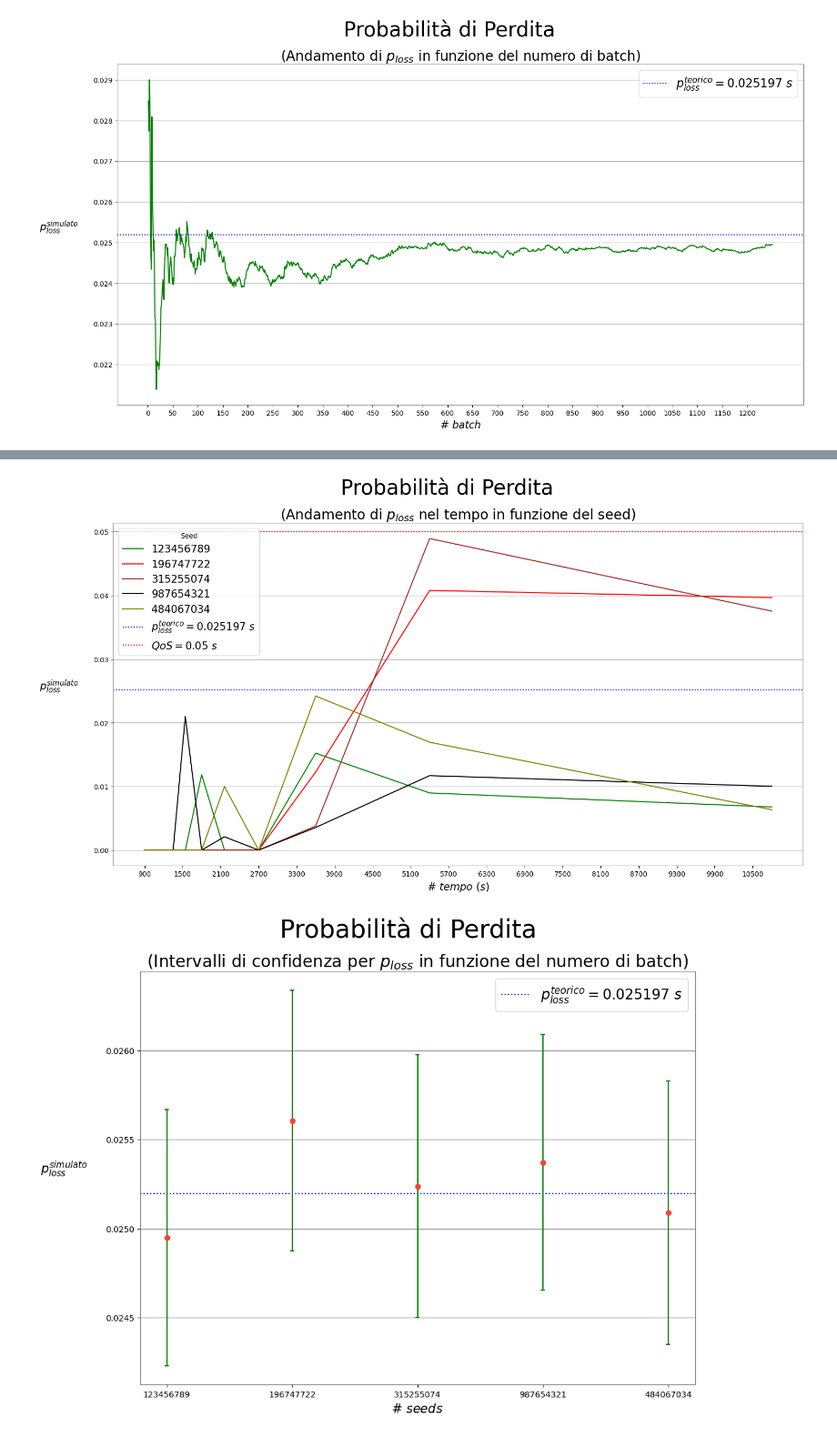
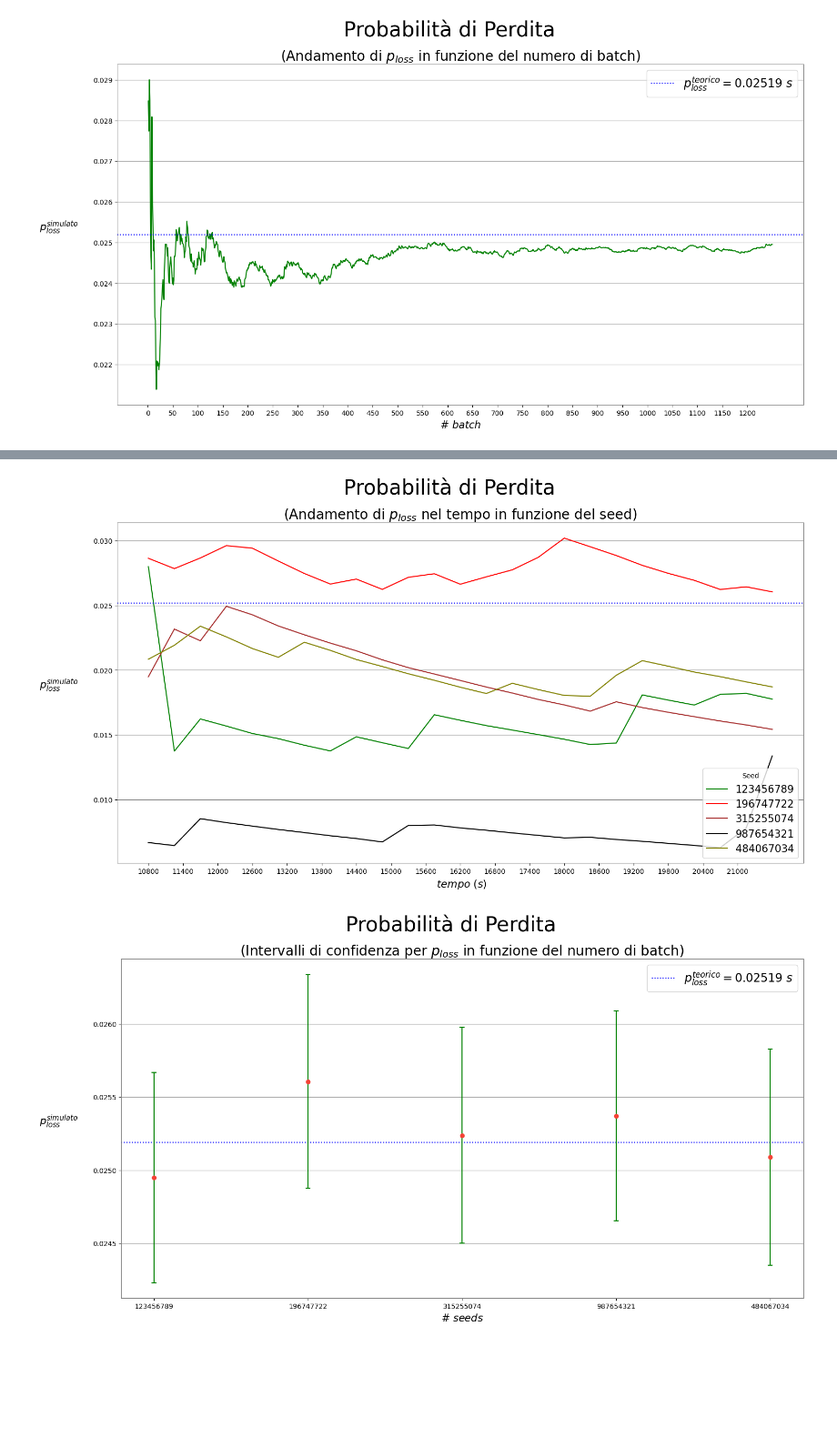
Before and after one commit to matt-merman/PMCSN, a Jupyter notebook: pmcsn/python/chartGenerator.ipynb, the cells around one changed output, grey strips where cells are left out. Shown at 91% size. Saved outputs shown, nothing was run; the diff lists cells and outputs as text; code cells hidden in the pictures; blank space fills up the shorter version.

```diff
--- a/pmcsn/python/chartGenerator.ipynb
+++ b/pmcsn/python/chartGenerator.ipynb
@@ -21,12 +21,15 @@ context = {'axes.edgecolor':'grey',
            'ytick.color':'black',
            'savefig.transparent':'True'}
 
-grt_theoretical = 688.336224
+grt_theoretical = 673.2178
 grt_qos = 900
-ploss_theoretical = 0.025197
+ploss_theoretical = 0.02519
 ploss_qos = 0.05
 
-EXTENDED = False
+EXTENDED = True
+MIGLIORATIVO_1 = False
+MIGLIORATIVO_2_POL_1 = False
+MIGLIORATIVO_2_POL_2 = True
 
 def cumMean(values, ubound):
     mean = 0
@@ -401,18 +465,11 @@ plot_confidence_interval_ploss()
 # %%
 # This block is used to plot the loss probability's statistic by varying the seed in the finite simulation.
 
-if not EXTENDED:
-    df1 = pd.read_csv("/home/mattia/Desktop/PMCSN/pmcsn/result/standard/ploss_123456789.csv")
-    df2 = pd.read_csv("/home/mattia/Desktop/PMCSN/pmcsn/result/standard/ploss_196747722.csv")
-    df3 = pd.read_csv("/home/mattia/Desktop/PMCSN/pmcsn/result/standard/ploss_315255074.csv")
-    df4 = pd.read_csv("/home/mattia/Desktop/PMCSN/pmcsn/result/standard/ploss_987654321.csv")
-    df5 = pd.read_csv("/home/mattia/Desktop/PMCSN/pmcsn/result/standard/ploss_484067034.csv")
-else:
-    df1 = pd.read_csv("/home/mattia/Desktop/PMCSN/pmcsn/result/standard/ext_ploss_123456789.csv")
-    df2 = pd.read_csv("/home/mattia/Desktop/PMCSN/pmcsn/result/standard/ext_ploss_196747722.csv")
-    df3 = pd.read_csv("/home/mattia/Desktop/PMCSN/pmcsn/result/standard/ext_ploss_315255074.csv")
-    df4 = pd.read_csv("/home/mattia/Desktop/PMCSN/pmcsn/result/standard/ext_ploss_987654321.csv")
-    df5 = pd.read_csv("/home/mattia/Desktop/PMCSN/pmcsn/result/standard/ext_ploss_484067034.csv")
+df1 = pd.read_csv("/home/mattia/Desktop/PMCSN/pmcsn/result/standard/ploss_123456789.csv")
+df2 = pd.read_csv("/home/mattia/Desktop/PMCSN/pmcsn/result/standard/ploss_196747722.csv")
+df3 = pd.read_csv("/home/mattia/Desktop/PMCSN/pmcsn/result/standard/ploss_315255074.csv")
+df4 = pd.read_csv("/home/mattia/Desktop/PMCSN/pmcsn/result/standard/ploss_987654321.csv")
+df5 = pd.read_csv("/home/mattia/Desktop/PMCSN/pmcsn/result/standard/ploss_484067034.csv")
 
 def plot_seed_ploss():
 
@@ -432,18 +489,12 @@ def plot_seed_ploss():
         mp.grid(axis='y', color=grid_color)
 
         mp.ylabel(r"$p_{loss}^{simulato}$" , color=label_color, fontsize=axes_fontsize, labelpad=50, rotation=0)
-        mp.xlabel(r"$\#\ tempo\ (s)$", color=label_color, fontsize=axes_fontsize, labelpad=5)
+        mp.xlabel(r"$\ tempo\ (s)$", color=label_color, fontsize=axes_fontsize, labelpad=5)
 
         start = int(df1.loc[:,'period'][0])
         end = int(df1.loc[:,'period'][len(df1)-1])
 
-        if not EXTENDED:
-            mp.axhline(y = ploss_theoretical, color = 'b', linestyle = ':', label = r"$p_{loss}^{teorico} = 0.025197\ s$")
-        else:
-            mp.axhline(y = ploss_theoretical, color = 'b', linestyle = ':', label = r"$p_{loss}^{teorico} = 0.025197\ s$")
-
-        mp.axhline(y = ploss_qos, color = 'r', linestyle = ':', label = r"$QoS = 0.05\ s$")
-
+        mp.axhline(y = ploss_theoretical, color = 'b', linestyle = ':')#, label = r"$p_{loss}^{teorico} = 0.025197\ s$")
 
         mp.xticks(ticks=range(start, end, 600))
 
@@ -452,38 +503,29 @@ def plot_seed_ploss():
 
         if not EXTENDED:
             mp.savefig('/home/mattia/Desktop/PMCSN/pmcsn/charts/ploss_seed_finite.svg')
-        else:
-            mp.savefig('/home/mattia/Desktop/PMCSN/pmcsn/charts/ext_ploss_seed_finite.svg')
 
         mp.show()
 
 plot_seed_ploss()
 # %% [output]
-[figure, old version]
+[figure, new version]
 # %%
 # This block is used to plot (and compute) the estimate intervals for the loss probability's statistic in the infinite simulation
 # varying the seed.
 
-if not EXTENDED:
-    df1 = pd.read_csv("/home/mattia/Desktop/PMCSN/pmcsn/result/infinite/ploss_123456789.csv")
-    df2 = pd.read_csv("/home/mattia/Desktop/PMCSN/pmcsn/result/infinite/ploss_196747722.csv")
-    df3 = pd.read_csv("/home/mattia/Desktop/PMCSN/pmcsn/result/infinite/ploss_315255074.csv")
-    df4 = pd.read_csv("/home/mattia/Desktop/PMCSN/pmcsn/result/infinite/ploss_987654321.csv")
-    df5 = pd.read_csv("/home/mattia/Desktop/PMCSN/pmcsn/result/infinite/ploss_484067034.csv")
-else:
-    df1 = pd.read_csv("/home/mattia/Desktop/PMCSN/pmcsn/result/infinite/ext_ploss_123456789.csv")
-    df2 = pd.read_csv("/home/mattia/Desktop/PMCSN/pmcsn/result/infinite/ext_ploss_196747722.csv")
-    df3 = pd.read_csv("/home/mattia/Desktop/PMCSN/pmcsn/result/infinite/ext_ploss_315255074.csv")
-    df4 = pd.read_csv("/home/mattia/Desktop/PMCSN/pmcsn/result/infinite/ext_ploss_987654321.csv")
-    df5 = pd.read_csv("/home/mattia/Desktop/PMCSN/pmcsn/result/infinite/ext_ploss_484067034.csv")
+df1 = pd.read_csv("/home/mattia/Desktop/PMCSN/pmcsn/result/infinite/ploss_123456789.csv")
+df2 = pd.read_csv("/home/mattia/Desktop/PMCSN/pmcsn/result/infinite/ploss_196747722.csv")
+df3 = pd.read_csv("/home/mattia/Desktop/PMCSN/pmcsn/result/infinite/ploss_315255074.csv")
+df4 = pd.read_csv("/home/mattia/Desktop/PMCSN/pmcsn/result/infinite/ploss_987654321.csv")
+df5 = pd.read_csv("/home/mattia/Desktop/PMCSN/pmcsn/result/infinite/ploss_484067034.csv")
 
 dfList = [df1, df2, df3, df4, df5]
 
-def plot_confidence_interval_seed_grt(z=1.96, color='#2187bb', horizontal_line_width=0.25):
+def plot_confidence_interval_seed_ploss(z=1.96, color='#2187bb', horizontal_line_width=0.25):
 
     with mp.rc_context(context):
 
-        mp.figure(figsize=(12,9))
+        mp.figure(figsize=(18,9))
 
         mp.suptitle("Probabilità di Perdita", color=label_color, fontsize=title_fontsize)
         mp.title("(Intervalli di confidenza per "+ r"$p_{loss}$" + " in funzione del numero di batch)", fontsize=20)
@@ -493,44 +535,36 @@ def plot_confidence_interval_seed_grt(z=1.96, color='#2187bb', horizontal_line_w
         mp.ylabel(r"$p_{loss}^{simulato}$" , color=label_color, fontsize=axes_fontsize, labelpad=50, rotation=0)
         mp.xlabel(r"$\#\ seeds$", color=label_color, fontsize=axes_fontsize, labelpad=5)
 
-        if not EXTENDED:
-            mp.axhline(y = ploss_theoretical, color = 'b', linestyle = ':', label = r"$p_{loss}^{teorico} = 0.025197\ s$")
-        #else:
-            #mp.axhline(y = ploss_theoretical, color = 'b', linestyle = ':', label = r"$p_{loss}^{teorico} = 0.025197\ s$")
-
-        #mp.axhline(y = ploss_qos, color = 'r', linestyle = ':', label = r"$QoS = 0.05\ s$")
+        mp.axhline(y = ploss_theoretical, color = 'b', linestyle = ':', label = r"$p_{loss}^{teorico} = " + str(ploss_theoretical) + "\ s$")
 
         legend = mp.legend(fontsize=legend_fontsize)
         mp.setp(legend.get_texts(), color=label_color)
 
         mp.xticks([1, 2, 3, 4, 5], [123456789, 196747722, 315255074, 987654321, 484067034])
 
     for i in range(len(dfList)):
 
         x = i+1
         values = dfList[i].loc[:,'ploss']
 
         mean = statistics.mean(values)
         stdev = statistics.stdev(values)
         confidence_interval = z * stdev / sqrt(len(values))
 
         left = x - horizontal_line_width / 20
         top = mean - confidence_interval
         right = x + horizontal_line_width / 20
         bottom = mean + confidence_interval
 
         mp.plot([x, x], [top, bottom], color=plot_color)
         mp.plot([left, right], [top, top], color=plot_color)
         mp.plot([left, right], [bottom, bottom], color=plot_color)
         mp.plot(x, mean, 'o', color='#f44336')
 
-    if not EXTENDED:
-        mp.savefig('/home/mattia/Desktop/PMCSN/pmcsn/charts/ploss_seed_infinite.svg')
-    else:
-        mp.savefig('/home/mattia/Desktop/PMCSN/pmcsn/charts/ext_ploss_seed_infinite.svg')
+    mp.savefig('/home/mattia/Desktop/PMCSN/pmcsn/charts/ploss_seed_infinite.svg')
 
     mp.show()
 
-plot_confidence_interval_seed_grt()
+plot_confidence_interval_seed_ploss()
 # %% [output]
-[figure, old version]
+[figure, new version]
```
Also changed, not shown: parts of 11 cells of this notebook, 38 other files.
